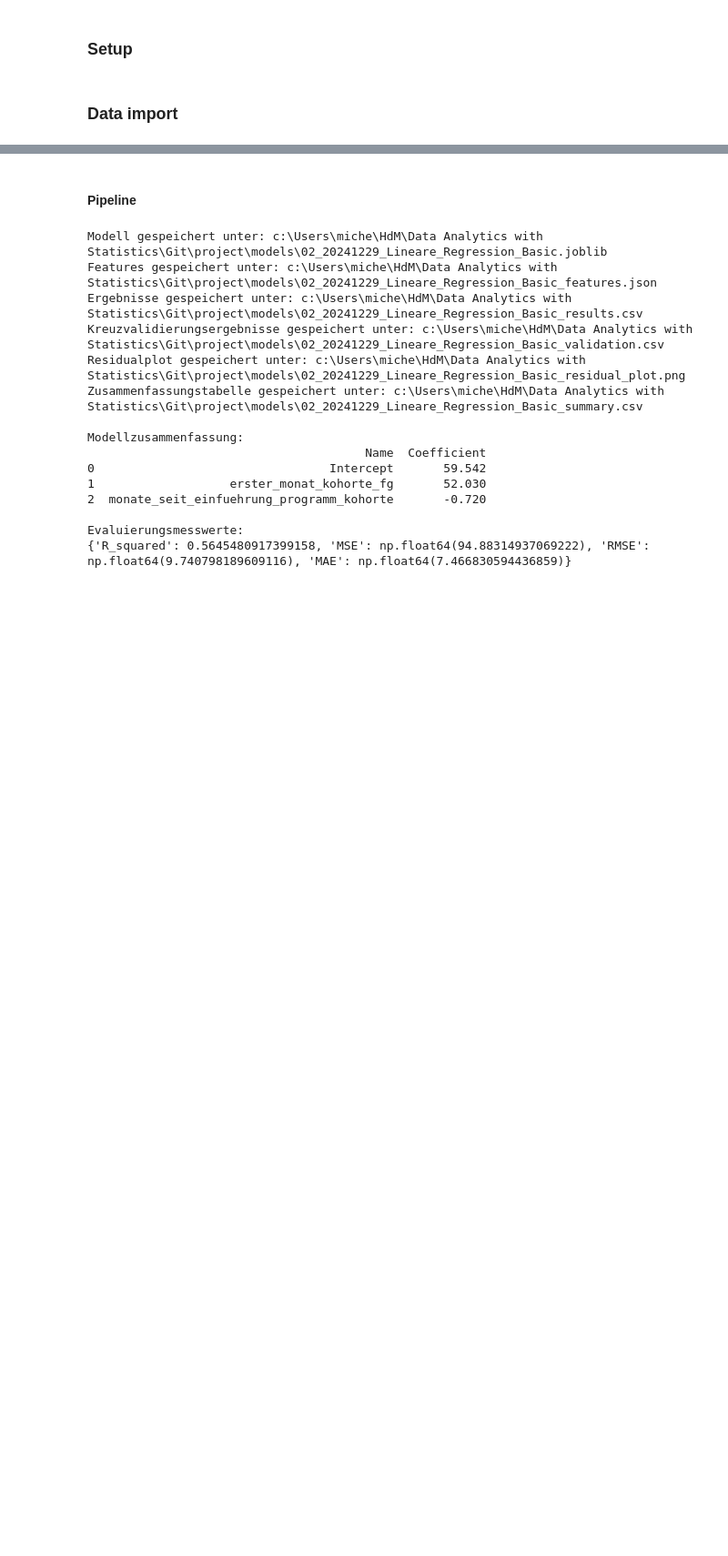
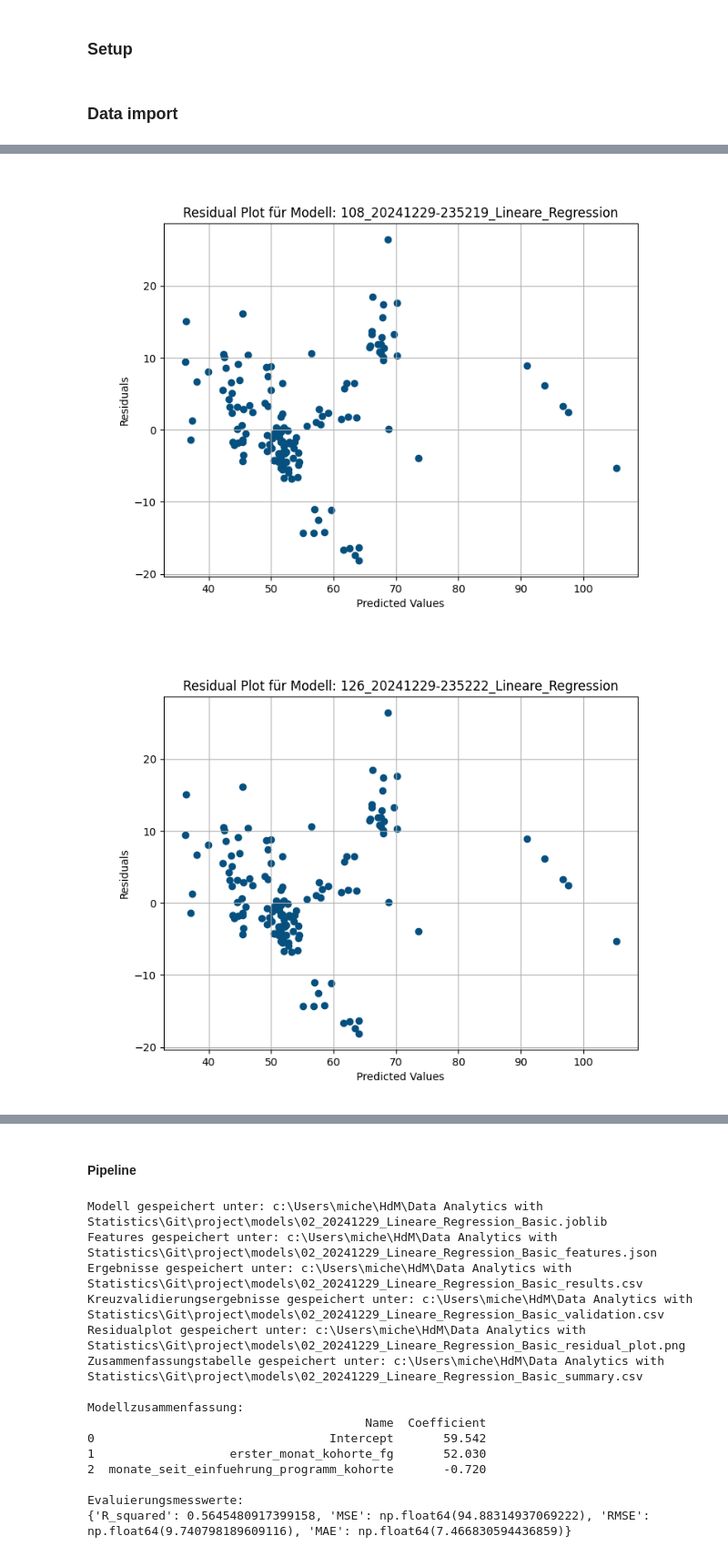
Before and after one commit to mm391-030401/project, a Jupyter notebook: notebooks/modeling.ipynb, the cells around one changed output, grey strips where cells are left out. Shown: that part at 91% size. Saved outputs shown, nothing was run; the diff lists cells and outputs as text; code cells hidden in the pictures; blank space fills up the shorter version.

Commit message:
Update modeling.ipynb
Durchführung Workflow für alle Feature-Kombinationen

```diff
--- a/notebooks/modeling.ipynb
+++ b/notebooks/modeling.ipynb
@@ -55,0 +87,2 @@ for col in to_str_cols:
+# %%
+feature_list = combinations
@@ -55,0 +139,40 @@ for col in to_str_cols:
+# %%
+# Leere Liste für alle DataFrames erstellen
+all_results = []
+
+# Iteration durch die Modellnamen und Laden der Ergebnisse
+for model_name in model_names_list:
+    # Lade die Evaluierungsergebnisse des Modells
+    results_df = load_results(model_name)
+
+    if results_df is not None:
+        # Lade die verwendeten Features
+        features = load_features(model_name)
+
+        # Füge Modellnamen und Features als zusätzliche Spalten hinzu
+        results_df['Model'] = model_name
+        results_df['Features'] = str(features)  # Features als String speichern
+
+        # Füge das DataFrame der Liste hinzu
+        all_results.append(results_df)
+
+# Kombiniere alle DataFrames in der Liste zu einem einzigen DataFrame
+final_results_df = pd.concat(all_results, ignore_index=True)
+
+# Setze den Modellnamen als Index
+final_results_df.set_index('Model', inplace=True)
+
+# Ausgabe des finalen DataFrames
+final_results_df = final_results_df.sort_values(by = 'R_squared', ascending=False).head(10)
+
+# Anwenden des Stylers auf das 'final_results_df', z.B. in der 'Features'-Spalte
+styled_final_results = final_results_df.style.applymap(format_long_text, subset=['Features'])
+
+# Formatierung für die numerischen Spalten, falls sie nicht gerundet sind
+styled_final_results = styled_final_results.format("{:.3f}", subset=['R_squared', 'MSE', 'RMSE', 'MAE'])
+
+# Linksbündige Darstellung des Texts in allen Spalten
+styled_final_results = styled_final_results.set_properties(**{'text-align': 'left'})
+
+# Anzeige des formatierten DataFrames
+styled_final_results
@@ -55,0 +233,6 @@ for col in to_str_cols:
+# %%
+for name in styled_final_results.index:
+    load_residual_plot(name)
+# %% [output]
+[figure, added]
+[figure, added]
```
Also changed, not shown: parts of 16 cells of this notebook.
